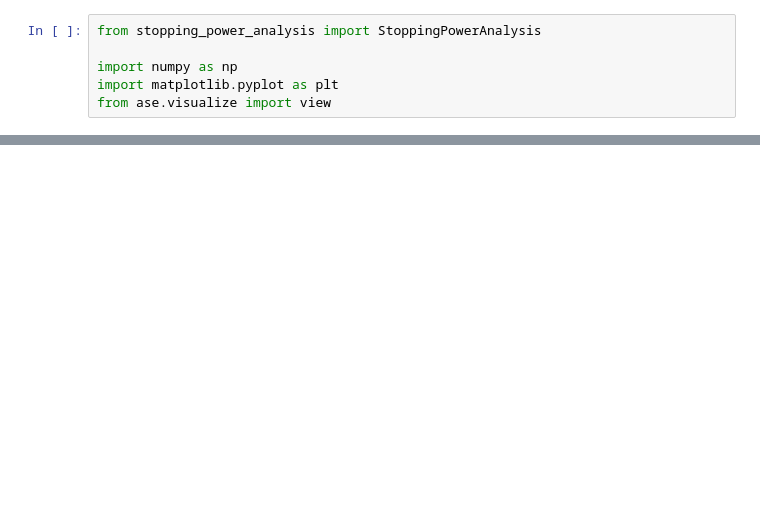
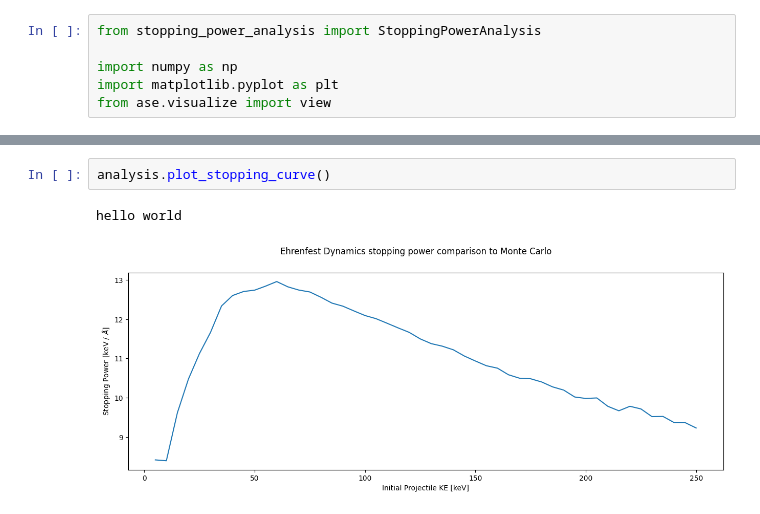
Before and after one commit to brynlloyd1/gpaw_ehrenfest_stopping, a Jupyter notebook: stopping_analysis/running_analysis.ipynb, the cells around one changed output, grey strips where cells are left out. Cells and saved outputs as stored; diff of their text form; blank space fills up the shorter version.

```diff
--- a/stopping_analysis/running_analysis.ipynb
+++ b/stopping_analysis/running_analysis.ipynb
@@ -175,0 +103,5 @@ analysis.extract_stopping_power()
+# %%
+analysis.plot_stopping_curve()
+# %% [output]
+hello world
+[figure, added]
```
Also changed, not shown: parts of 8 cells of this notebook, 1 other file.
